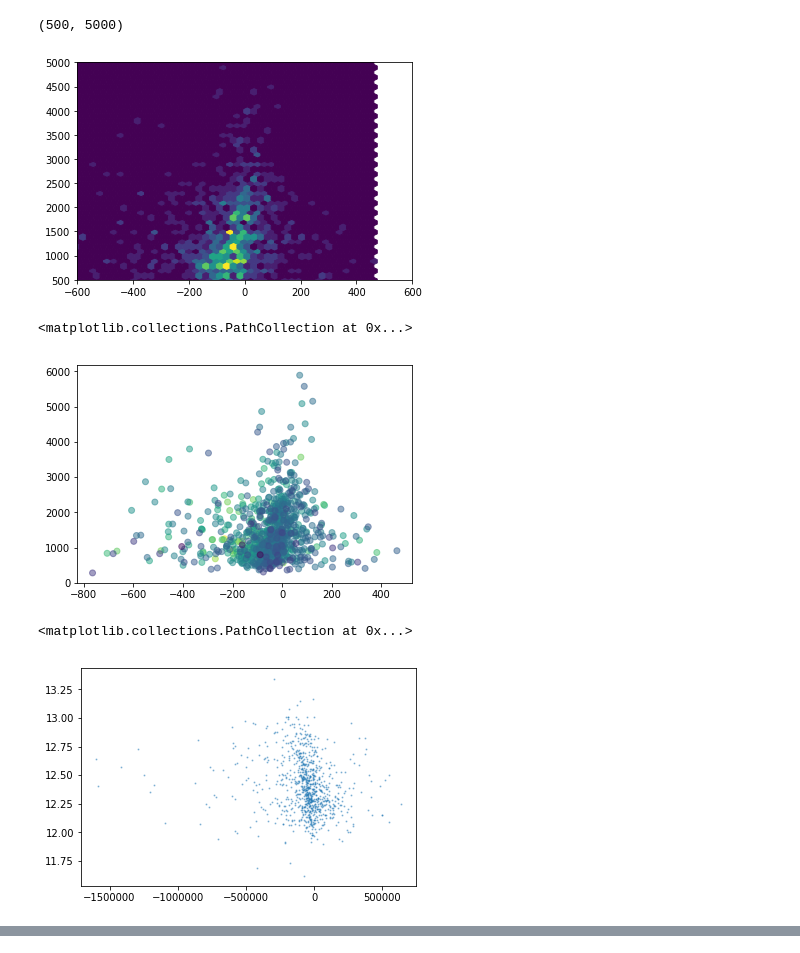
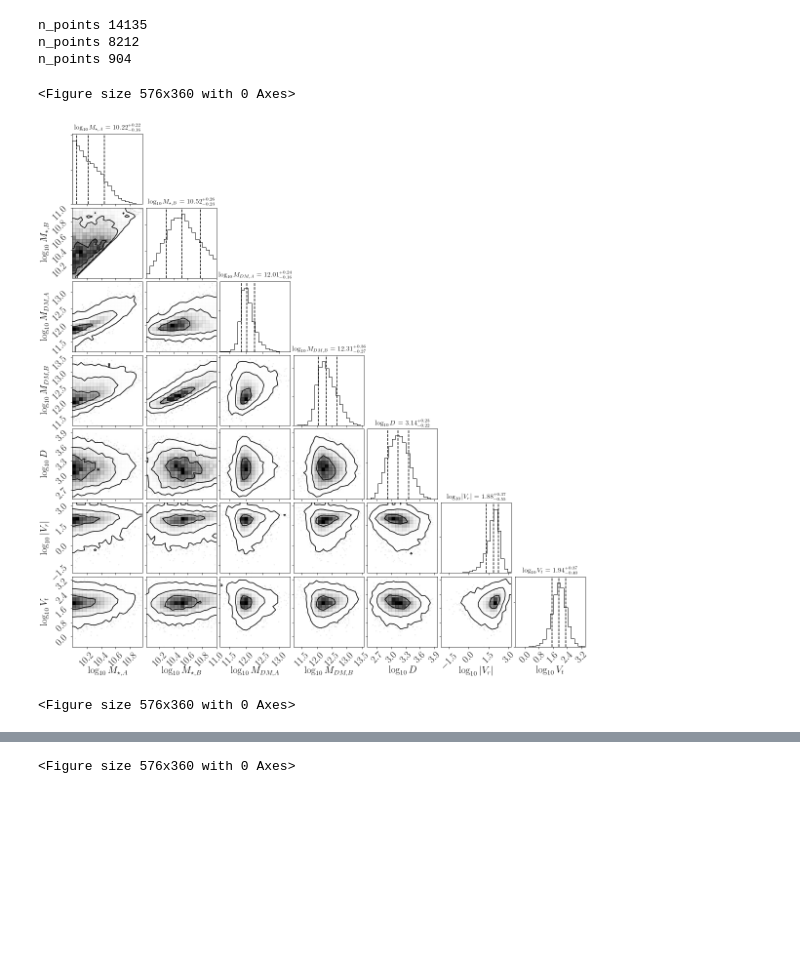
Before and after one commit to cgomez11/projectLC, a Jupyter notebook: nb/explora.ipynb, the cells around one changed output, grey strips where cells are left out. Drawn from its saved outputs; the diff is of its cells as text; code cells hidden in the pictures; blank space fills up the shorter version.

Commit message:
corner plots

```diff
--- a/nb/explora.ipynb
+++ b/nb/explora.ipynb
@@ -5,4 +6 @@ import pandas as pd
 %matplotlib inline
-# %%
-df_name = '../data/df_pairCandidatesAfterMass_OnlyStellar_L205n1250.pkl'
-df_name = '../data/df_pairCandidatesAfterMass_OnlyStellar_L75n1820.pkl'
@@ -59,17 +7,35 @@ plt.ylim([500,4000])
-# %%
-plt.hexbin(df['Radial_vel'], df['Distance'],gridsize=50)
-plt.xlim([-600,600])
-plt.ylim([500,5000])
-# %% [output]
-(500, 5000)
-[figure, removed]
-# %%
-plt.scatter(df['Radial_vel'], df['Distance'], c=np.log10(df['DM_massA']+df['DM_massB']), alpha=0.5)
-# %% [output]
-<matplotlib.collections.PathCollection at 0x...>
-[figure, removed]
-# %%
-plt.scatter(df['Distance']*df['Radial_vel'], np.log10(df['DM_massA']+df['DM_massB']), alpha=0.4, s=1)
-# %% [output]
-<matplotlib.collections.PathCollection at 0x...>
-[figure, removed]
+# %%
+def plot_corner_full(sim_name='L205n2500'):
+    df_name = '../data/df_pairCandidatesAfterMass_OnlyStellar_{}.pkl'.format(sim_name)
+    df = pd.read_pickle(df_name)
+    print('n_points {}'.format(len(df)))
+    df['log_DM_massA'] = np.log10(df['DM_massA'])
+    df['log_DM_massB'] = np.log10(df['DM_massB'])
+    df['log_stellar_massA'] = np.log10(df['Stellar_massA'])
+    df['log_stellar_massB'] = np.log10(df['Stellar_massB'])
+    df['log_distance'] = np.log10(df['Distance'])
+    df['log_tan_vel'] = np.log10(df['Tan_vel'])
+    df['log_radial_vel'] = np.log10(np.abs(df['Radial_vel']))
+    s = np.array([1.0,2.0,3.0])
+    levels = 1-np.exp(-(s**2)/2.0)
+    plt.figure(figsize=(8,5))
+    plt.rc('text', usetex=True,)
+    plt.rc('font', family='serif', size=20)
+    _ = corner.corner(df[['log_stellar_massA', 'log_stellar_massB', 'log_DM_massA', 'log_DM_massB','log_distance', 'log_radial_vel', 'log_tan_vel']],
+                labels=[r"$\log_{10} M_{\star,A}$", r"$\log_{10} M_{\star,B}$",
+                        r"$\log_{10} M_{DM,A}$", r"$\log_{10} M_{DM,B}$",
+                        r"$\log_{10} D$", r"$\log_{10} |V_{r}|$", r"$\log_{10} V_{t}$"],
+               quantiles=[0.16, 0.5, 0.84], alpha=0.01, figsize=(10, 10), title_kwargs={"fontsize": 14}, levels=levels, show_titles=True)
+
+    plt.savefig('../paper/full_corner_{}.pdf'.format(sim_name))
+# %%
+plot_corner_full(sim_name='L205n2500')
+plot_corner_full(sim_name='L205n1250')
+plot_corner_full(sim_name='L75n1820')
+# %% [output]
+n_points 14135
+n_points 8212
+n_points 904
+<Figure size 576x360 with 0 Axes>
+[figure, added]
+<Figure size 576x360 with 0 Axes>
@@ -75,0 +43 @@ plt.scatter(df['Distance']*df['Radial_vel'], np.log10(df['DM_massA']+df['DM_mass
+<Figure size 576x360 with 0 Axes>
```
Also changed, not shown: parts of 11 cells of this notebook.
